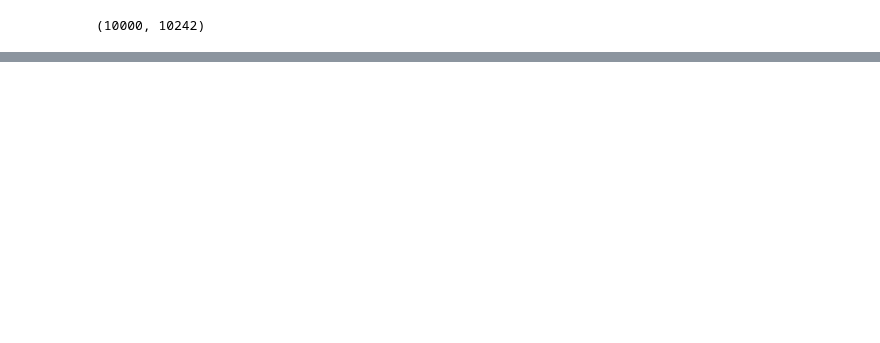
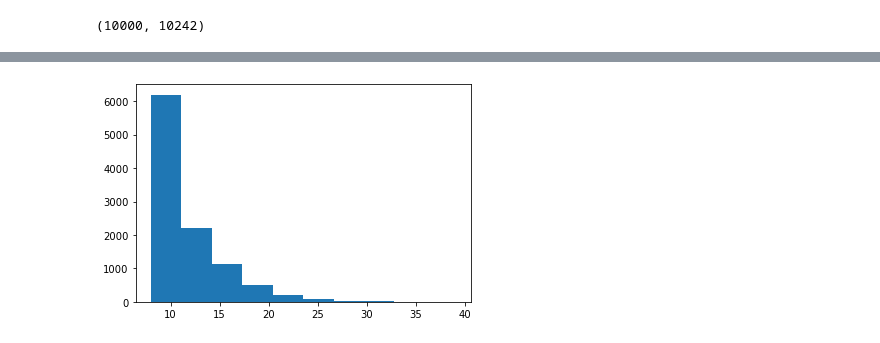
Before and after one commit to hand10ryo/tfMFs, a Jupyter notebook: experiments/Synthetic_topic.ipynb, the cells around one changed output, grey strips where cells are left out. Cells and saved outputs as stored; diff of their text form; code cells hidden in the pictures; blank space fills up the shorter version.

```diff
--- a/experiments/Synthetic_topic.ipynb
+++ b/experiments/Synthetic_topic.ipynb
@@ -145,5 +150,5 @@ plt.show()
 # %%
-X_clip = clip_by_document_frequency(X, 8, 10000)
+X_clip = clip_by_document_frequency(X, 8, 50)
 # %%
 X_clip.shape
 # %% [output]
@@ -150,0 +160,5 @@ X_clip.shape
+# %%
+plt.hist(np.clip(X_clip.sum(axis=0), 0,50),bins=10)
+plt.show()
+# %% [output]
+[figure, added]
```
Also changed, not shown: parts of 18 cells of this notebook.
